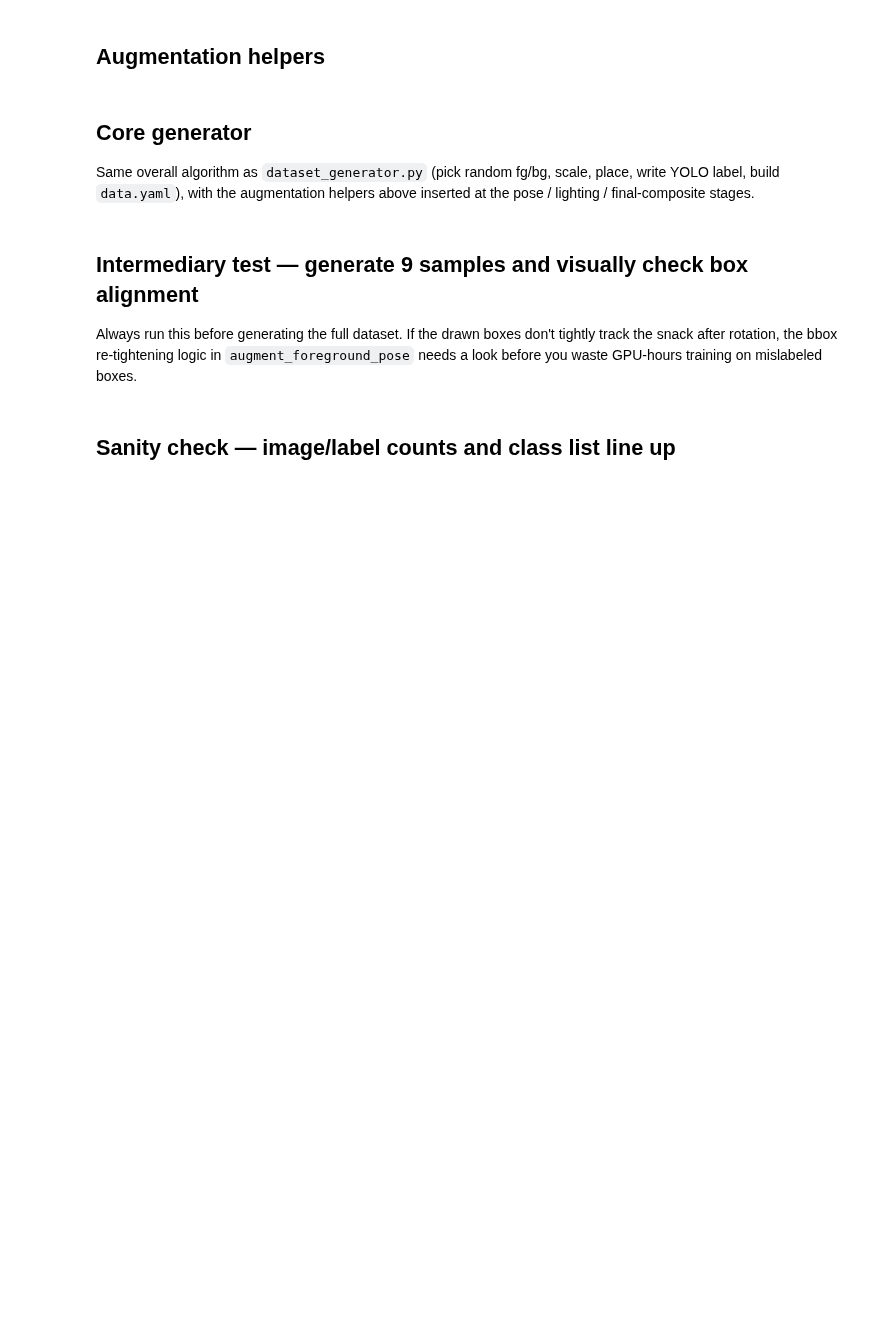
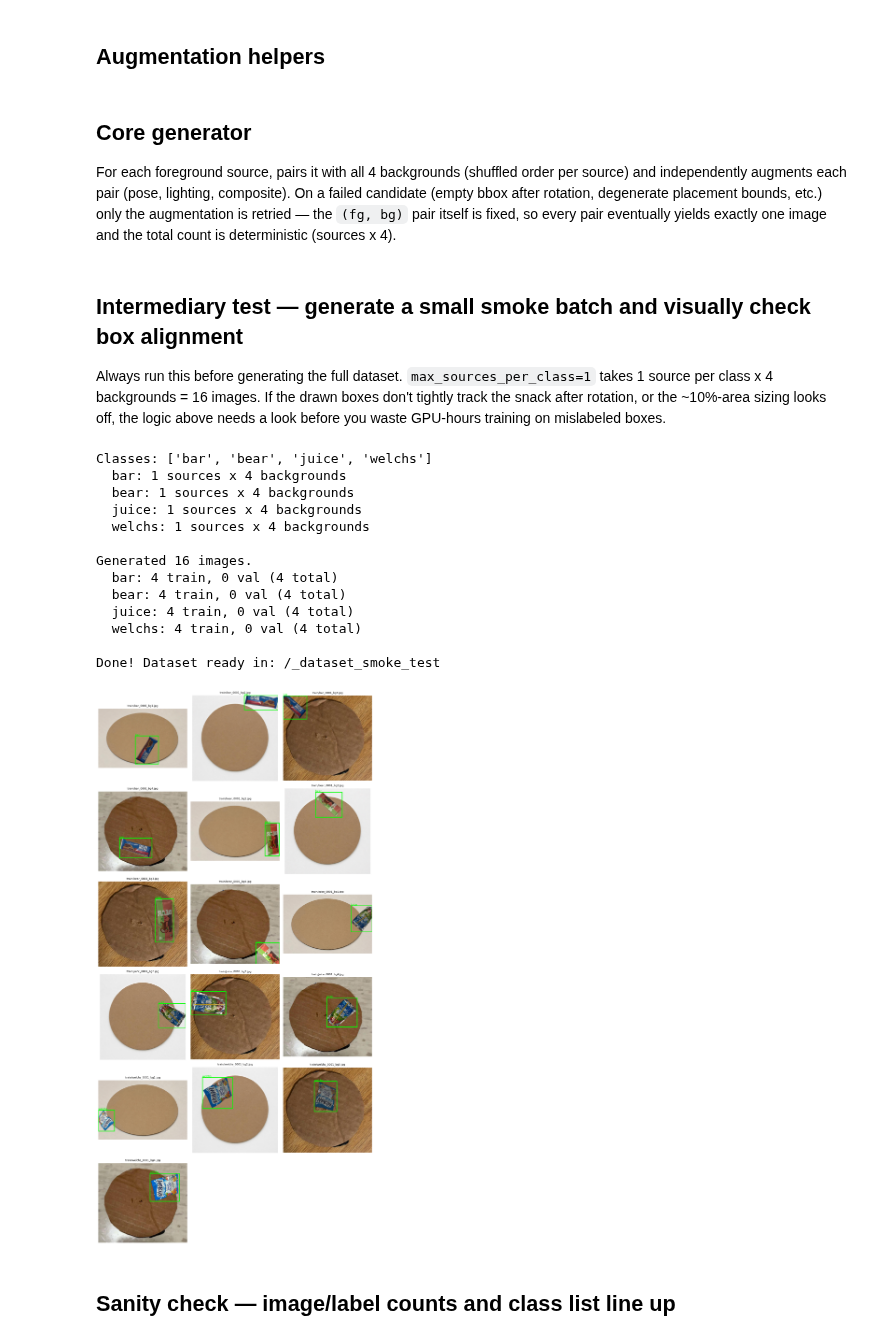
Before and after one commit to fluxxrider/smartsusan, a Jupyter notebook: train-scripts/03_dataset_generator.ipynb, the cells around one changed output. Drawn from its saved outputs; the diff is of its cells as text; code cells hidden in the pictures; blank space fills up the shorter version.

```diff
--- a/train-scripts/03_dataset_generator.ipynb
+++ b/train-scripts/03_dataset_generator.ipynb
@@ -54,3 +81,35 @@ NOISE_SIGMA_RANGE = (2, 8)  # in 0-255 pixel value units
+# %%
+def discover_foreground_sources(dataset_root):
+    """Return {class_name: [(path, stem), ...]}, sorted, from all *-nobg folders."""
+    sources_by_class = defaultdict(list)
+    nobg_dirs = sorted(
+        d for d in os.listdir(dataset_root)
+        if os.path.isdir(os.path.join(dataset_root, d)) and d.endswith("-nobg")
+    )
+    for d in nobg_dirs:
+        dir_path = os.path.join(dataset_root, d)
+        for fname in sorted(os.listdir(dir_path)):
+            if not fname.lower().endswith(".png"):
+                continue
+            stem = os.path.splitext(fname)[0]
+            class_name = stem.split("_")[0]
+            sources_by_class[class_name].append((os.path.join(dir_path, fname), stem))
+    return dict(sorted(sources_by_class.items()))
+
+
+def compute_split(sources_by_class, val_fraction, seed):
+    """Return {stem: "train"|"val"}, stratified per class."""
+    split_by_stem = {}
+    rng = random.Random(seed)
+    for class_name, items in sources_by_class.items():
+        stems = [stem for _, stem in items]
+        shuffled = stems[:]
+        rng.shuffle(shuffled)
+        n_val = round(len(shuffled) * val_fraction)
+        val_stems = set(shuffled[:n_val])
+        for stem in stems:
+            split_by_stem[stem] = "val" if stem in val_stems else "train"
+    return split_by_stem
 # %% [markdown]
 ## Augmentation helpers
 # %%
@@ -98,7 +157,10 @@ def augment_composite(bg_img):
 # %% [markdown]
 ## Core generator
 
-Same overall algorithm as `dataset_generator.py` (pick random fg/bg, scale,
-place, write YOLO label, build `data.yaml`), with the augmentation helpers
-above inserted at the pose / lighting / final-composite stages.
+For each foreground source, pairs it with all 4 backgrounds (shuffled order
+per source) and independently augments each pair (pose, lighting,
+composite). On a failed candidate (empty bbox after rotation, degenerate
+placement bounds, etc.) only the augmentation is retried — the `(fg, bg)`
+pair itself is fixed, so every pair eventually yields exactly one image and
+the total count is deterministic (sources x 4).
 # %%
@@ -224,14 +316,23 @@ def generate_synthetic_yolo_dataset(fg_folder, bg_folder, output_folder=None, nu
     return output_folder
 # %% [markdown]
-## Intermediary test — generate 9 samples and visually check box alignment
+## Intermediary test — generate a small smoke batch and visually check box alignment
 
-Always run this before generating the full dataset. If the drawn boxes don't
-tightly track the snack after rotation, the bbox re-tightening logic in
-`augment_foreground_pose` needs a look before you waste GPU-hours training on
+Always run this before generating the full dataset. `max_sources_per_class=1`
+takes 1 source per class x 4 backgrounds = 16 images. If the drawn boxes
+don't tightly track the snack after rotation, or the ~10%-area sizing looks
+off, the logic above needs a look before you waste GPU-hours training on
 mislabeled boxes.
 # %%
 def draw_yolo_grid(images_dir, labels_dir, names, n=9, cols=3):
-    files = sorted(f for f in os.listdir(images_dir) if f.endswith(".jpg"))[:n]
+    # images_dir/labels_dir may contain train/val subfolders (or be flat) —
+    # walk recursively so this works for both smoke and full-run layouts.
+    files = []
+    for root, _, fnames in os.walk(images_dir):
+        for fname in fnames:
+            if fname.endswith(".jpg"):
+                files.append(os.path.relpath(os.path.join(root, fname), images_dir))
+    files = sorted(files)[:n]
+
     rows = math.ceil(len(files) / cols)
     fig, axes = plt.subplots(rows, cols, figsize=(4 * cols, 4 * rows))
     axes = np.atleast_1d(axes).flatten()
@@ -243,34 +344,50 @@ def draw_yolo_grid(images_dir, labels_dir, names, n=9, cols=3):
 
         label_path = os.path.join(labels_dir, os.path.splitext(fname)[0] + ".txt")
         if os.path.exists(label_path):
             with open(label_path) as f:
                 for line in f:
                     cls, xc, yc, bw, bh = map(float, line.split())
                     x0 = (xc - bw / 2) * w
                     y0 = (yc - bh / 2) * h
                     rect = patches.Rectangle((x0, y0), bw * w, bh * h, linewidth=2, edgecolor="lime", facecolor="none")
                     ax.add_patch(rect)
                     ax.text(x0, y0 - 4, names[int(cls)], color="lime", fontsize=8)
         ax.set_title(fname, fontsize=8)
         ax.axis("off")
 
     for ax in axes[len(files):]:
         ax.axis("off")
     plt.tight_layout()
     plt.show()
 
 
 TEST_OUTPUT = "_dataset_smoke_test"
-test_result_dir = generate_synthetic_yolo_dataset(FG_FOLDER, BACKGROUND_DIR, output_folder=TEST_OUTPUT, num_images=9)
+test_result_dir = generate_synthetic_yolo_dataset(output_folder=TEST_OUTPUT, max_sources_per_class=1)
 
 if test_result_dir:
     with open(os.path.join(test_result_dir, "data.yaml")) as f:
         test_yaml = yaml.safe_load(f)
     draw_yolo_grid(
         os.path.join(test_result_dir, "images"),
         os.path.join(test_result_dir, "labels"),
         test_yaml["names"],
+        n=16,
     )
+# %% [output]
+Classes: ['bar', 'bear', 'juice', 'welchs']
+  bar: 1 sources x 4 backgrounds
+  bear: 1 sources x 4 backgrounds
+  juice: 1 sources x 4 backgrounds
+  welchs: 1 sources x 4 backgrounds
+
+Generated 16 images.
+  bar: 4 train, 0 val (4 total)
+  bear: 4 train, 0 val (4 total)
+  juice: 4 train, 0 val (4 total)
+  welchs: 4 train, 0 val (4 total)
+
+Done! Dataset ready in: /_dataset_smoke_test
+[figure, added]
 # %% [markdown]
 ## Sanity check — image/label counts and class list line up
 # %%
```
Also changed, not shown: parts of 8 cells of this notebook, 5 other files.
